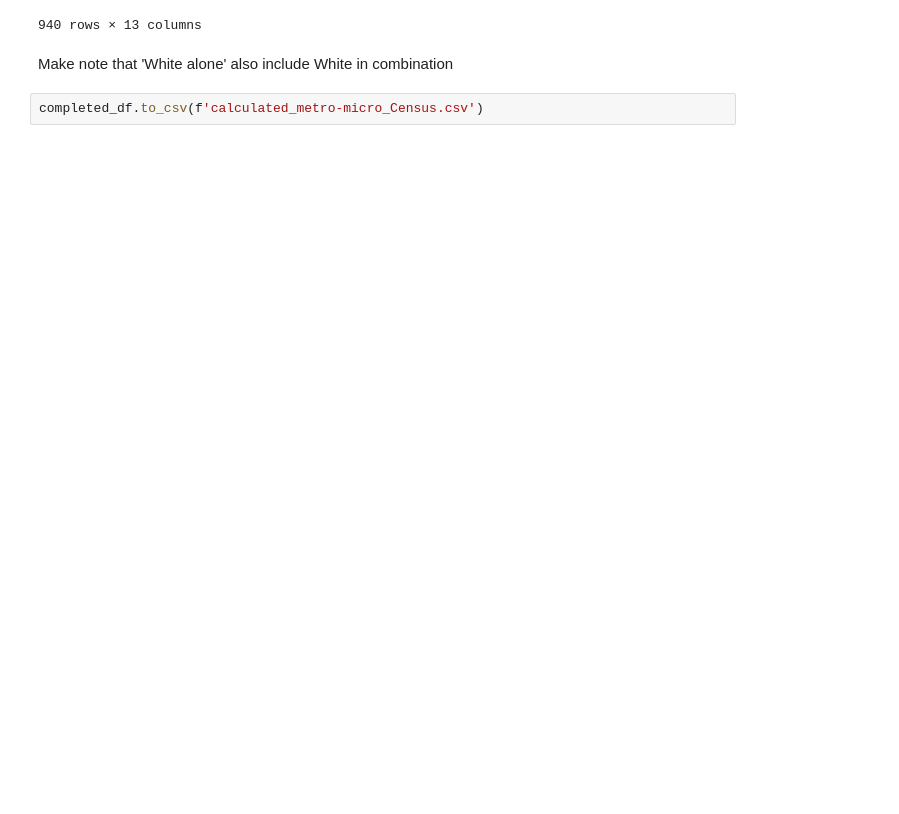
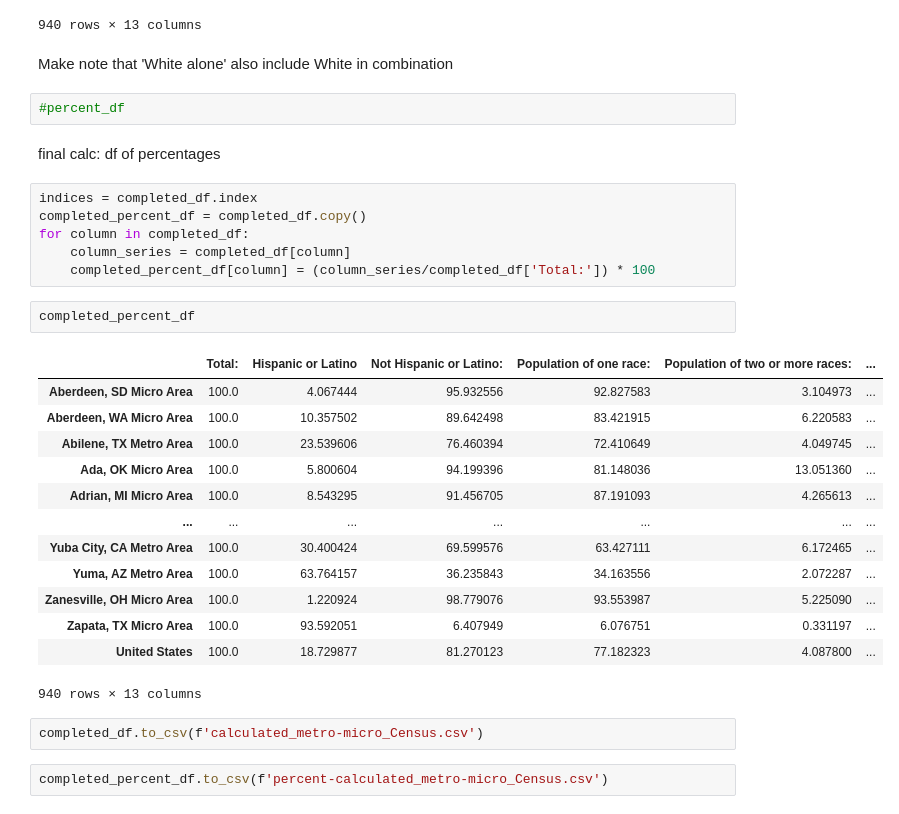
Before and after one commit to phebecarlson/Fatal-Police-Shootings-WaPo, a Jupyter notebook: R Metro-Micro Location Census Wrangling.ipynb, the cells around one changed output. Saved outputs shown, nothing was run; the diff lists cells and outputs as text; blank space fills up the shorter version.

```diff
--- a/R Metro-Micro Location Census Wrangling.ipynb
+++ b/R Metro-Micro Location Census Wrangling.ipynb
@@ -367,5 +367,33 @@ completed_df
 940 rows × 13 columns
 # %% [markdown]
 Make note that 'White alone' also include White in combination
+# %%
+#percent_df
+# %% [markdown]
+final calc: df of percentages
+# %%
+indices = completed_df.index
+completed_percent_df = completed_df.copy()
+for column in completed_df:
+    column_series = completed_df[column]
+    completed_percent_df[column] = (column_series/completed_df['Total:']) * 100
+# %%
+completed_percent_df
+# %% [output]
+|  | Total: | Hispanic or Latino | Not Hispanic or Latino: | Population of one race: | Population of two or more races: | ... |
+| Aberdeen, SD Micro Area | 100.0 | 4.067444 | 95.932556 | 92.827583 | 3.104973 | ... |
+| Aberdeen, WA Micro Area | 100.0 | 10.357502 | 89.642498 | 83.421915 | 6.220583 | ... |
+| Abilene, TX Metro Area | 100.0 | 23.539606 | 76.460394 | 72.410649 | 4.049745 | ... |
+| Ada, OK Micro Area | 100.0 | 5.800604 | 94.199396 | 81.148036 | 13.051360 | ... |
+| Adrian, MI Micro Area | 100.0 | 8.543295 | 91.456705 | 87.191093 | 4.265613 | ... |
+| ... | ... | ... | ... | ... | ... | ... |
+| Yuba City, CA Metro Area | 100.0 | 30.400424 | 69.599576 | 63.427111 | 6.172465 | ... |
+| Yuma, AZ Metro Area | 100.0 | 63.764157 | 36.235843 | 34.163556 | 2.072287 | ... |
+| Zanesville, OH Micro Area | 100.0 | 1.220924 | 98.779076 | 93.553987 | 5.225090 | ... |
+| Zapata, TX Micro Area | 100.0 | 93.592051 | 6.407949 | 6.076751 | 0.331197 | ... |
+| United States | 100.0 | 18.729877 | 81.270123 | 77.182323 | 4.087800 | ... |
+940 rows × 13 columns
 # %%
 completed_df.to_csv(f'calculated_metro-micro_Census.csv')
+# %%
+completed_percent_df.to_csv(f'percent-calculated_metro-micro_Census.csv')
```
Also changed, not shown: 1 other file.
